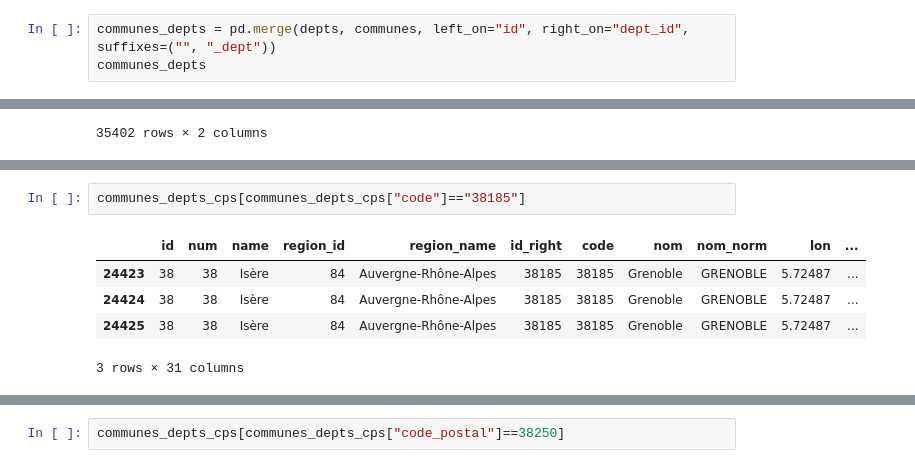
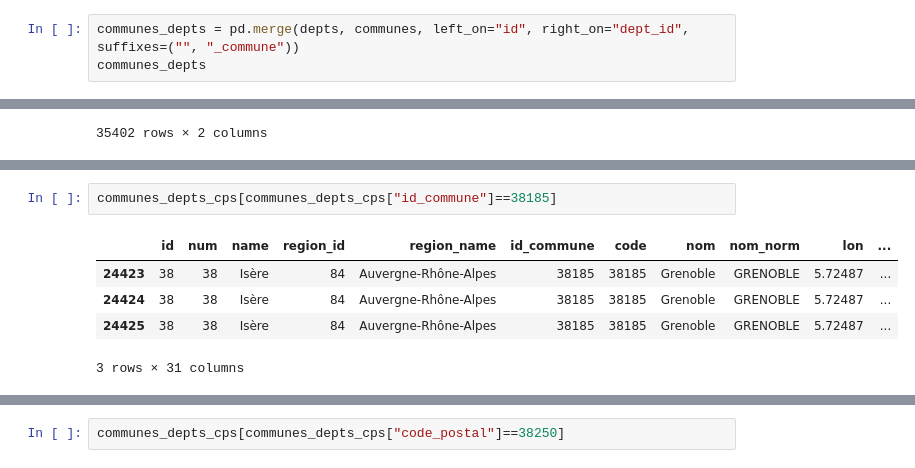
Before and after one commit to cyrilvincent/datascience, a Jupyter notebook: demo_communes.ipynb, the cells around one changed output, grey strips where cells are left out. Cells and saved outputs as stored; diff of their text form.

```diff
--- a/demo_communes.ipynb
+++ b/demo_communes.ipynb
@@ -35,6 +35,6 @@ communes
 | 38660 | 7259 | 07259 | Saint-Just-d'Ardèche | SAINT JUST D ARDECHE | 4.624979 | 44.293723 | 240700864.0 | Communauté de communes du Rhône a... | 30202 | ... |
 38661 rows × 24 columns
 # %%
-communes_depts = pd.merge(depts, communes, left_on="id", right_on="dept_id", suffixes=("", "_dept"))
+communes_depts = pd.merge(depts, communes, left_on="id", right_on="dept_id", suffixes=("", "_commune"))
 communes_depts
 # %% [output]
@@ -86,9 +86,9 @@ communes_depts_cps
 | 35401 | 53 | 53 | Mayenne | 52 | Pays de la Loire | 53249 | 53249 | Vimartin-sur-Orthe | VIMARTIN SUR ORTHE | -0.218435 | ... |
 35402 rows × 31 columns
 # %%
-communes_depts_cps[communes_depts_cps["code"]=="38185"]
+communes_depts_cps[communes_depts_cps["id_commune"]==38185]
 # %% [output]
-|  | id | num | name | region_id | region_name | id_right | code | nom | nom_norm | lon | ... |
+|  | id | num | name | region_id | region_name | id_commune | code | nom | nom_norm | lon | ... |
 | 24423 | 38 | 38 | Isère | 84 | Auvergne-Rhône-Alpes | 38185 | 38185 | Grenoble | GRENOBLE | 5.72487 | ... |
 | 24424 | 38 | 38 | Isère | 84 | Auvergne-Rhône-Alpes | 38185 | 38185 | Grenoble | GRENOBLE | 5.72487 | ... |
 | 24425 | 38 | 38 | Isère | 84 | Auvergne-Rhône-Alpes | 38185 | 38185 | Grenoble | GRENOBLE | 5.72487 | ... |
```
Also changed, not shown: parts of 3 cells of this notebook, 4 other files.
